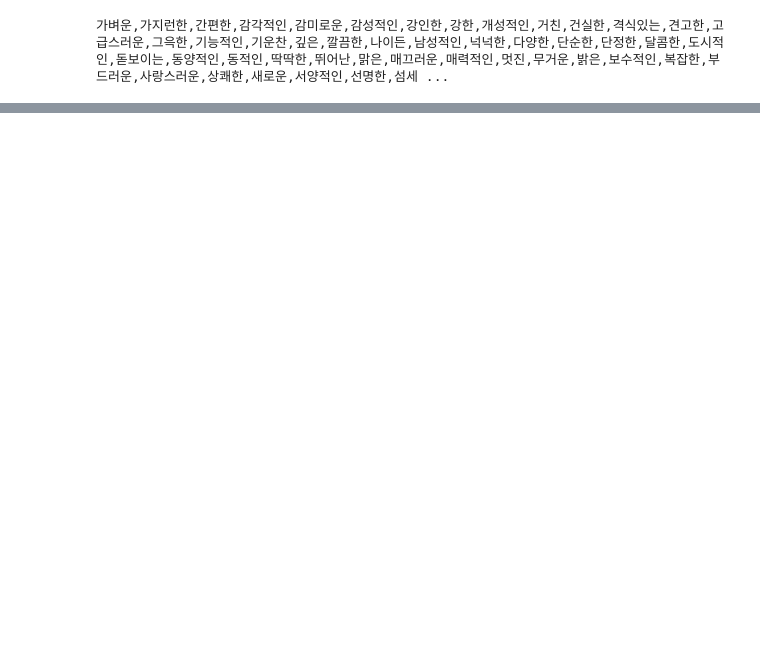
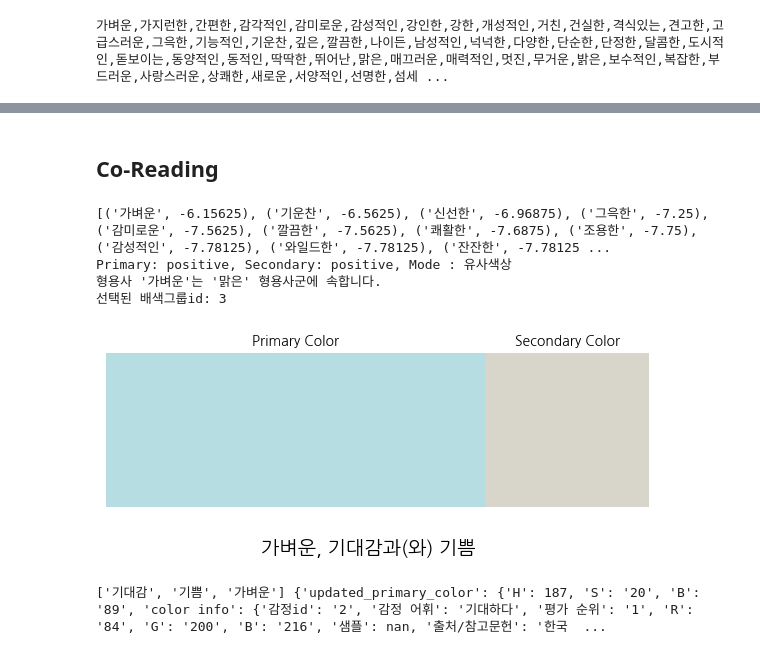
Before and after one commit to poet-developer/ProjKCoED, a Jupyter notebook: code/KcoED.ipynb, the cells around one changed output, grey strips where cells are left out. Cells and saved outputs as stored; diff of their text form; code cells hidden in the pictures; blank space fills up the shorter version.

```diff
--- a/code/KcoED.ipynb
+++ b/code/KcoED.ipynb
@@ -856,29 +837,0 @@ def pick_one_adjective(raw_text: str, candidates: list[str]) -> str:
-# %%
-# 8️⃣ 전체 체인
-def CoReadingPoem(user_input):
-    # 프롬프트 생성
-
-    template = """
-    ### 시스템:
-    당신은 인간과 함께 '{context_snippets}' 라는 시를 읽고 있습니다.
-    아래 106개의 '감정형용사' 중에서 **가장 적합한 하나만** 고르세요.
-
-    감정형용사: {adjective}
-
-    ### 출력 형식(아주 중요):
-    - 목록에 있는 형용사 **한 단어만** 출력하세요.
-    - 따옴표/기타 설명/접두사/접미사/기호 금지.
-    - 예: 밝은
-    """
-
-    prompt = PromptTemplate(
-        input_variables=["adjective", "context_snippets"],
-        template=template.strip()
-    )
-
-    # print(template)
-    chain = LLMChain(llm=llm, prompt=prompt)
-    result = chain.run(adjective=adjectives_str, context_snippets=user_input)
-    final_choice = pick_one_adjective(result, adjectives)
-    # 결과 출력
-    return final_choice
@@ -947,3 +837,0 @@ def CoReadingPoem(user_input: str) -> str:
-# %%
-CoReading_Result = CoReadingPoem(sample_text)
-CoReading_Result
@@ -982,0 +890,17 @@ emotion_to_colors([poem_colors['primary_emotion'],poem_colors['secondary_emotion
+# %% [markdown]
+## Co-Reading
+# %%
+# 8️⃣ 전체 체인
+def CoReadingPoem(user_input, adjectives):
+    CoReading_Result = classify_poem(user_input, adjectives)
+    poem_colors = define_colors(poem_emotions, CoReading_Result , df, IRI_colors_df)
+    emotion_to_colors([poem_colors['primary_emotion'],poem_colors['secondary_emotion'], CoReading_Result], poem_colors)
+# %%
+CoReadingPoem(sample_text, adjectives)
+# %% [output]
+[('가벼운', -6.15625), ('기운찬', -6.5625), ('신선한', -6.96875), ('그윽한', -7.25), ('감미로운', -7.5625), ('깔끔한', -7.5625), ('쾌활한', -7.6875), ('조용한', -7.75), ('감성적인', -7.78125), ('와일드한', -7.78125), ('잔잔한', -7.78125 ...
+Primary: positive, Secondary: positive, Mode : 유사색상
+형용사 '가벼운'는 '맑은' 형용사군에 속합니다.
+선택된 배색그룹id: 3
+[figure, added]
+['기대감', '기쁨', '가벼운'] {'updated_primary_color': {'H': 187, 'S': '20', 'B': '89', 'color info': {'감정id': '2', '감정 어휘': '기대하다', '평가 순위': '1', 'R': '84', 'G': '200', 'B': '216', '샘플': nan, '출처/참고문헌': '한국  ...
```
Also changed, not shown: parts of 19 cells of this notebook.
